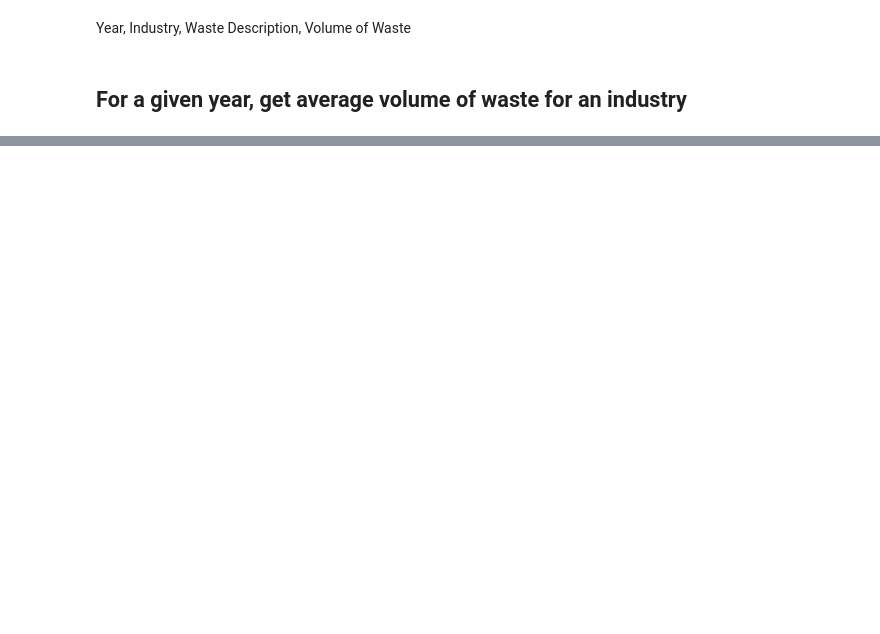
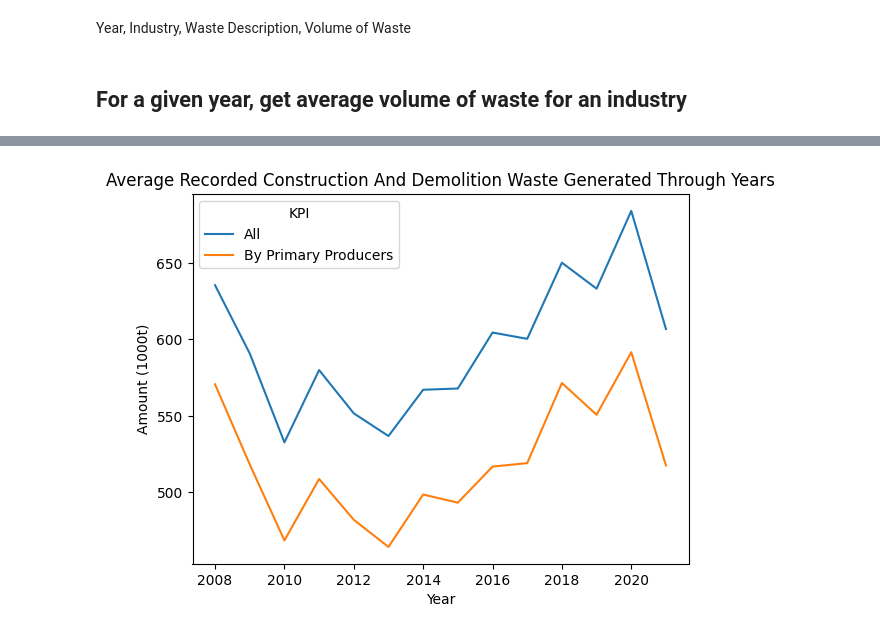
Before and after one commit to UyenDhNguyen/Germany-Waste-Management-Analysis, a Jupyter notebook: EDA/Hazardous Waste/waste-producers-quantities-types-industry-years-32151-0001.ipynb, the cells around one changed output, grey strips where cells are left out. Cells and saved outputs as stored; diff of their text form; code cells hidden in the pictures; blank space fills up the shorter version.

```diff
--- a/EDA/Hazardous Waste/waste-producers-quantities-types-industry-years-32151-0001.ipynb
+++ b/EDA/Hazardous Waste/waste-producers-quantities-types-industry-years-32151-0001.ipynb
@@ -100,0 +170,11 @@ Year, Industry, Waste Description, Volume of Waste
+# %%
+def plot_mean_waste_years_2(mean_df, waste):
+    df1 = mean_df.loc[mean_df['Waste Description'] == waste]
+
+    df2 = df1.melt(id_vars=['Year'], value_vars=['All', 'By Primary Producers'], var_name='KPI', value_name='Amount (1000t)')
+    sns.lineplot(data=df2, x='Year', y='Amount (1000t)', hue='KPI')
+    plt.title(f"Average Recorded {waste.title()} Generated Through Years")
+
+plot_mean_waste_years_2(year_waste_mean_df, 'Construction and demolition waste')
+# %% [output]
+[figure, added]
```
Also changed, not shown: parts of 12 cells of this notebook.
